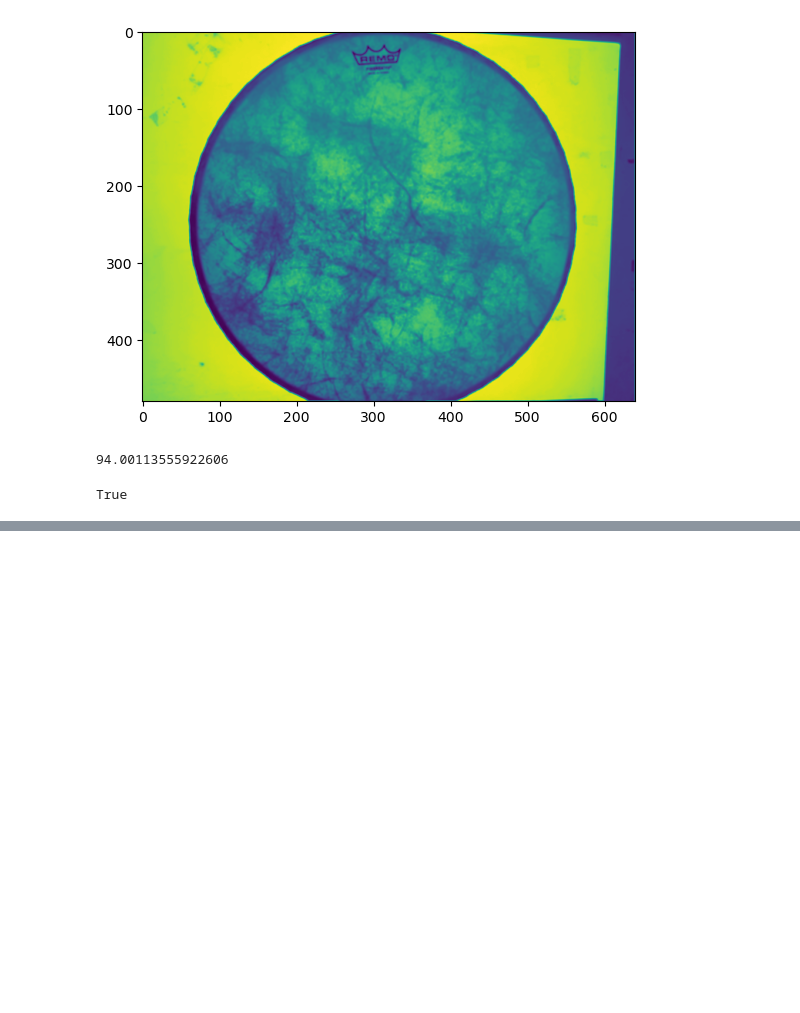
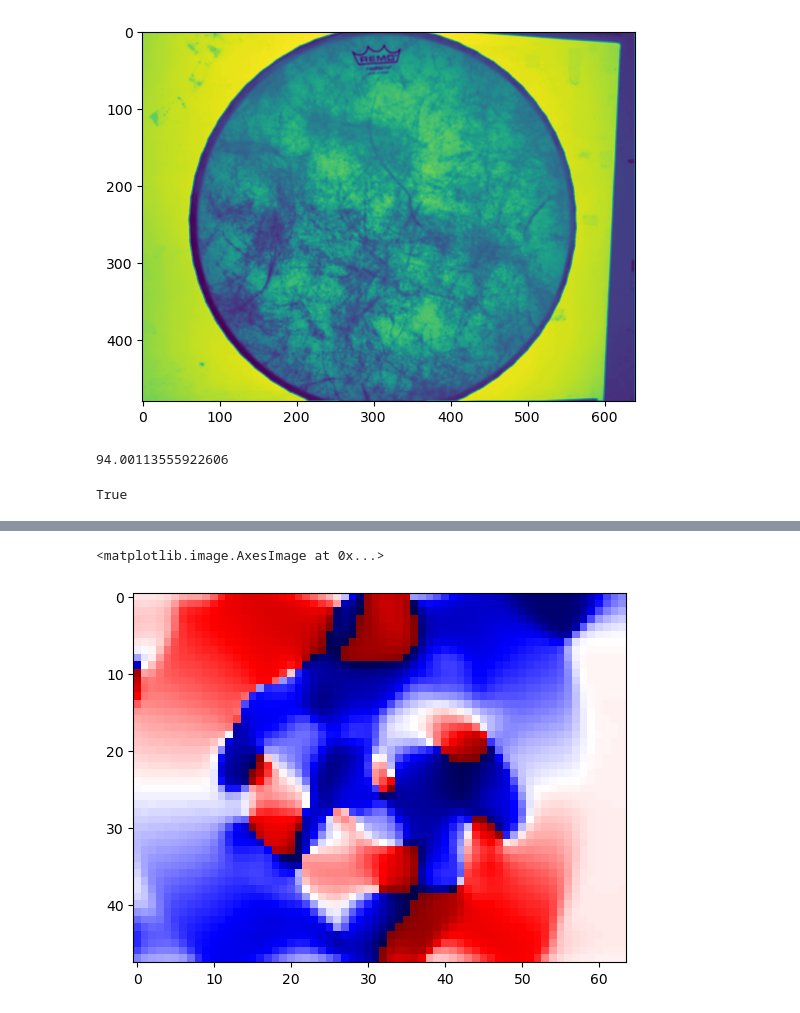
Before and after one commit to wernst24/bobdiffusion, a Jupyter notebook: experiment.ipynb, the cells around one changed output, grey strips where cells are left out. Cells and saved outputs as stored; diff of their text form; code cells hidden in the pictures; blank space fills up the shorter version.

```diff
--- a/experiment.ipynb
+++ b/experiment.ipynb
@@ -133,0 +146,5 @@ plt.imshow(img)
+# %%
+plt.imshow(ang, cmap="seismic")
+# %% [output]
+<matplotlib.image.AxesImage at 0x...>
+[figure, added]
```
Also changed, not shown: parts of 4 cells of this notebook.
